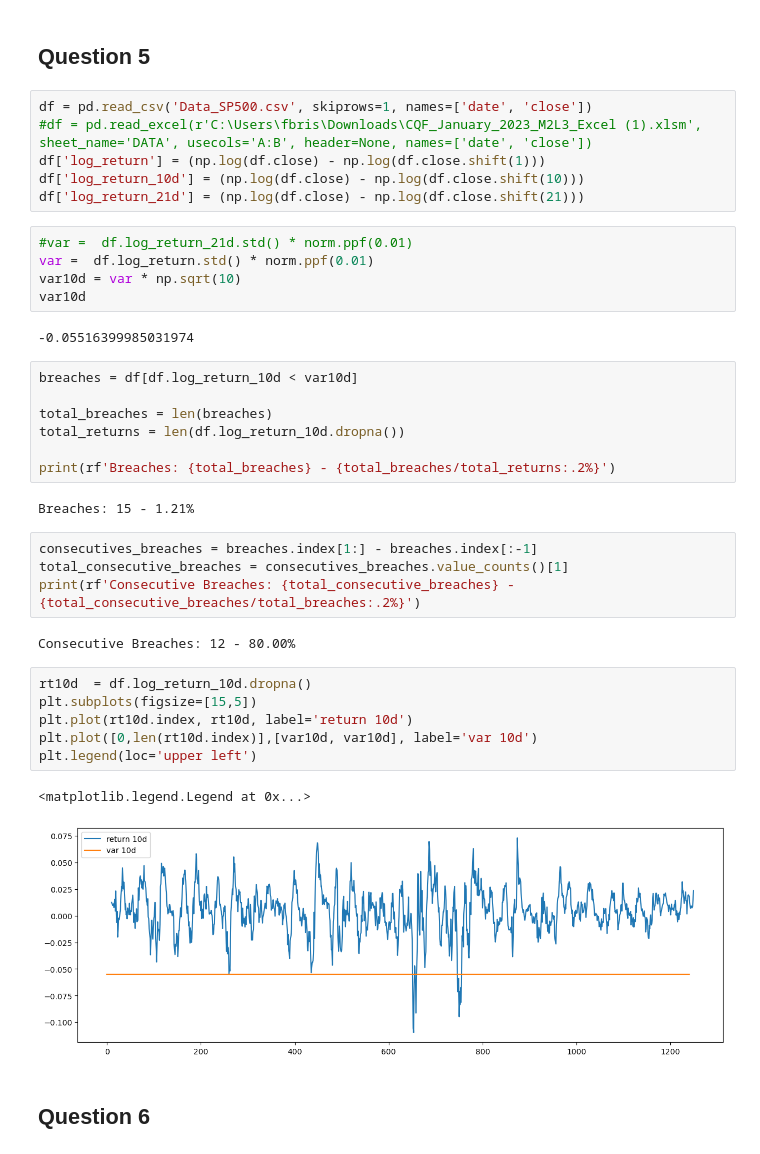
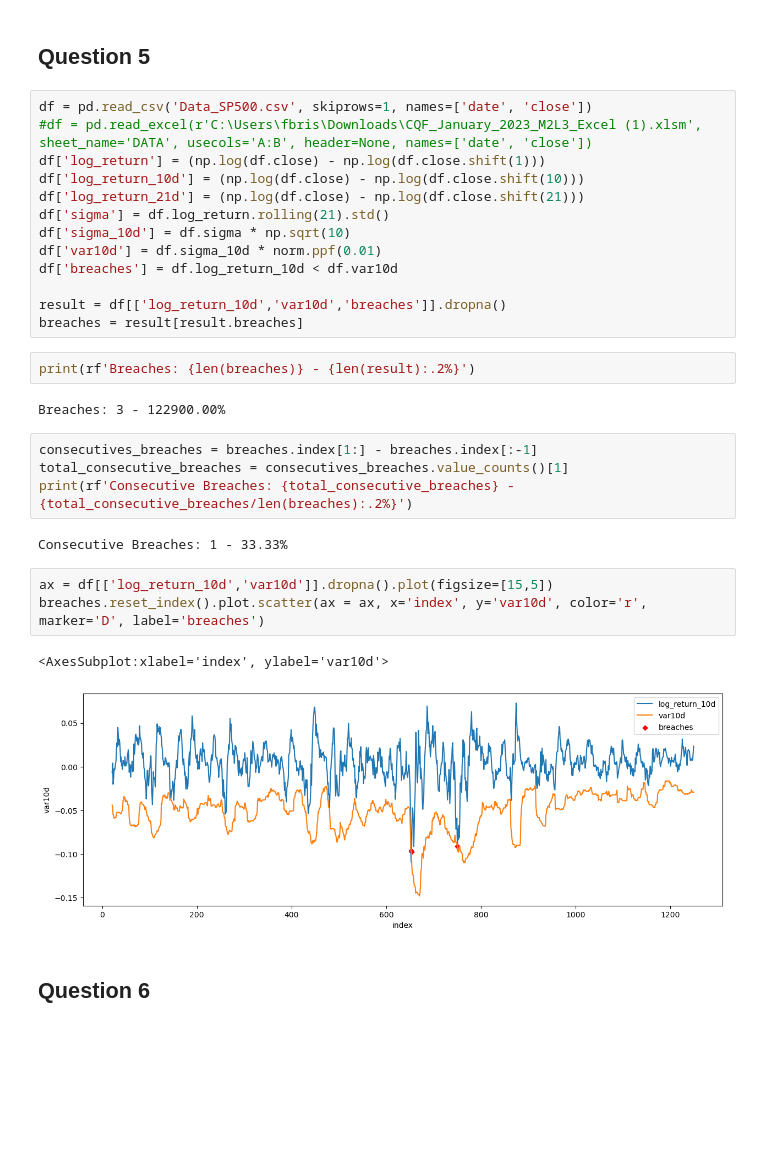
Before and after one commit to fbristotti/cqf, a Jupyter notebook: exam1/exam1.ipynb, the cells around one changed output. Saved outputs shown, nothing was run; the diff lists cells and outputs as text; blank space fills up the shorter version.

```diff
--- a/exam1/exam1.ipynb
+++ b/exam1/exam1.ipynb
@@ -345,37 +356,29 @@ df = pd.read_csv('Data_SP500.csv', skiprows=1, names=['date', 'close'])
 df['log_return'] = (np.log(df.close) - np.log(df.close.shift(1)))
 df['log_return_10d'] = (np.log(df.close) - np.log(df.close.shift(10)))
 df['log_return_21d'] = (np.log(df.close) - np.log(df.close.shift(21)))
+df['sigma'] = df.log_return.rolling(21).std()
+df['sigma_10d'] = df.sigma * np.sqrt(10)
+df['var10d'] = df.sigma_10d * norm.ppf(0.01)
+df['breaches'] = df.log_return_10d < df.var10d
+
+result = df[['log_return_10d','var10d','breaches']].dropna()
+breaches = result[result.breaches]
-# %%
-#var =  df.log_return_21d.std() * norm.ppf(0.01)
-var =  df.log_return.std() * norm.ppf(0.01)
-var10d = var * np.sqrt(10)
-var10d
-# %% [output]
--0.05516399985031974
-# %%
-breaches = df[df.log_return_10d < var10d]
-
-total_breaches = len(breaches)
-total_returns = len(df.log_return_10d.dropna())
-
-print(rf'Breaches: {total_breaches} - {total_breaches/total_returns:.2%}')
-# %% [output]
-Breaches: 15 - 1.21%
+# %%
+print(rf'Breaches: {len(breaches)} - {len(result):.2%}')
+# %% [output]
+Breaches: 3 - 122900.00%
 # %%
 consecutives_breaches = breaches.index[1:] - breaches.index[:-1]
 total_consecutive_breaches = consecutives_breaches.value_counts()[1]
-print(rf'Consecutive Breaches: {total_consecutive_breaches} - {total_consecutive_breaches/total_breaches:.2%}')
+print(rf'Consecutive Breaches: {total_consecutive_breaches} - {total_consecutive_breaches/len(breaches):.2%}')
 # %% [output]
-Consecutive Breaches: 12 - 80.00%
+Consecutive Breaches: 1 - 33.33%
-# %%
-rt10d  = df.log_return_10d.dropna()
-plt.subplots(figsize=[15,5])
-plt.plot(rt10d.index, rt10d, label='return 10d')
-plt.plot([0,len(rt10d.index)],[var10d, var10d], label='var 10d')
-plt.legend(loc='upper left')
-# %% [output]
-<matplotlib.legend.Legend at 0x...>
-[figure, removed]
+# %%
+ax = df[['log_return_10d','var10d']].dropna().plot(figsize=[15,5])
+breaches.reset_index().plot.scatter(ax = ax, x='index', y='var10d', color='r', marker='D', label='breaches')
+# %% [output]
+<AxesSubplot:xlabel='index', ylabel='var10d'>
+[figure, added]
 # %% [markdown]
 ## Question 6
 # %%
```
Also changed, not shown: parts of 1 cell of this notebook.
